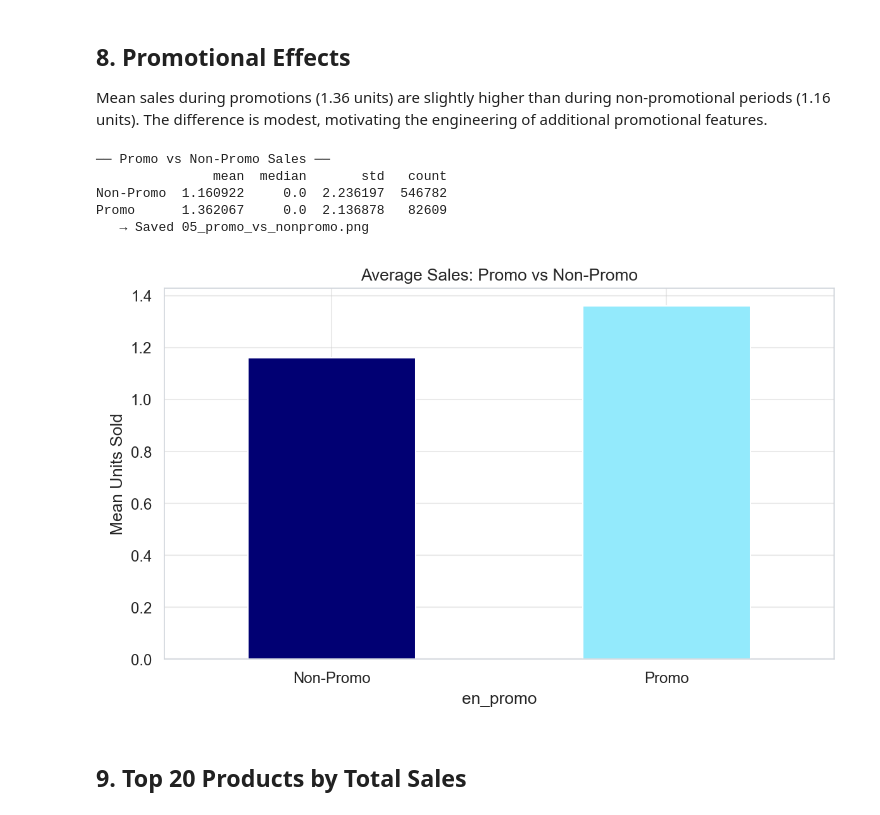
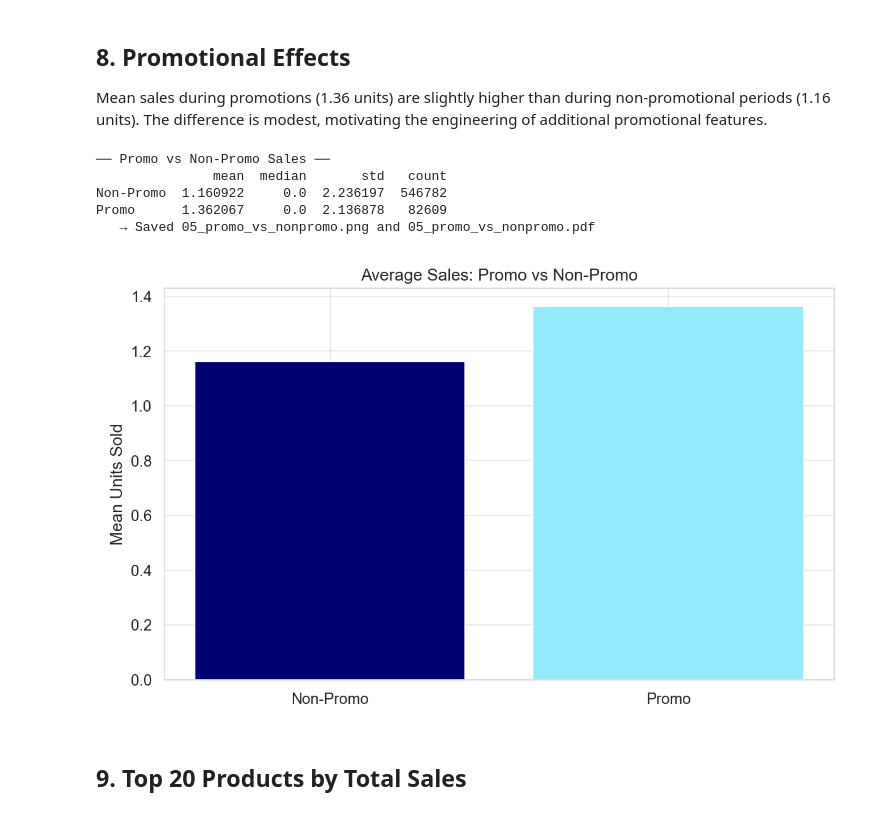
Before and after one commit to onamasserra/tfm-demand-forecasting, a Jupyter notebook: TFM_Ona_Code/01_eda.ipynb, the cells around one changed output. Drawn from its saved outputs; the diff is of its cells as text; code cells hidden in the pictures.

```diff
--- a/TFM_Ona_Code/01_eda.ipynb
+++ b/TFM_Ona_Code/01_eda.ipynb
@@ -241,23 +237,24 @@ The difference is modest, motivating the engineering of additional promotional f
 # %%
 promo_comp = df.groupby("en_promo")["udsVenta"].agg(["mean", "median", "std", "count"])
 promo_comp.index = ["Non-Promo", "Promo"]
 print("── Promo vs Non-Promo Sales ──")
 print(promo_comp)
 
 fig, ax = plt.subplots(figsize=(8, 5))
-df.groupby("en_promo")["udsVenta"].mean().plot(kind="bar", ax=ax, color=[PROMO_NO, PROMO_YES], edgecolor="white")
-ax.set_xticklabels(["Non-Promo", "Promo"], rotation=0)
+vals = [df[df["en_promo"] == 0]["udsVenta"].mean(), df[df["en_promo"] == 1]["udsVenta"].mean()]
+bars = ax.bar([0, 1], vals, color=[PROMO_NO, PROMO_YES], edgecolor="white", tick_label=["Non-Promo", "Promo"])
 ax.set_title("Average Sales: Promo vs Non-Promo")
 ax.set_ylabel("Mean Units Sold")
+ax.xaxis.label.set_visible(False)
 save_fig_nb("05_promo_vs_nonpromo")
 plt.show()
 # %% [output]
 ── Promo vs Non-Promo Sales ──
                mean  median       std   count
 Non-Promo  1.160922     0.0  2.236197  546782
 Promo      1.362067     0.0  2.136878   82609
-   → Saved 05_promo_vs_nonpromo.png
+   → Saved 05_promo_vs_nonpromo.png and 05_promo_vs_nonpromo.pdf
-[figure, old version]
+[figure, new version]
 # %% [markdown]
 ## 9. Top 20 Products by Total Sales
 # %%
```
Also changed, not shown: parts of 10 cells of this notebook, 10 other files.
